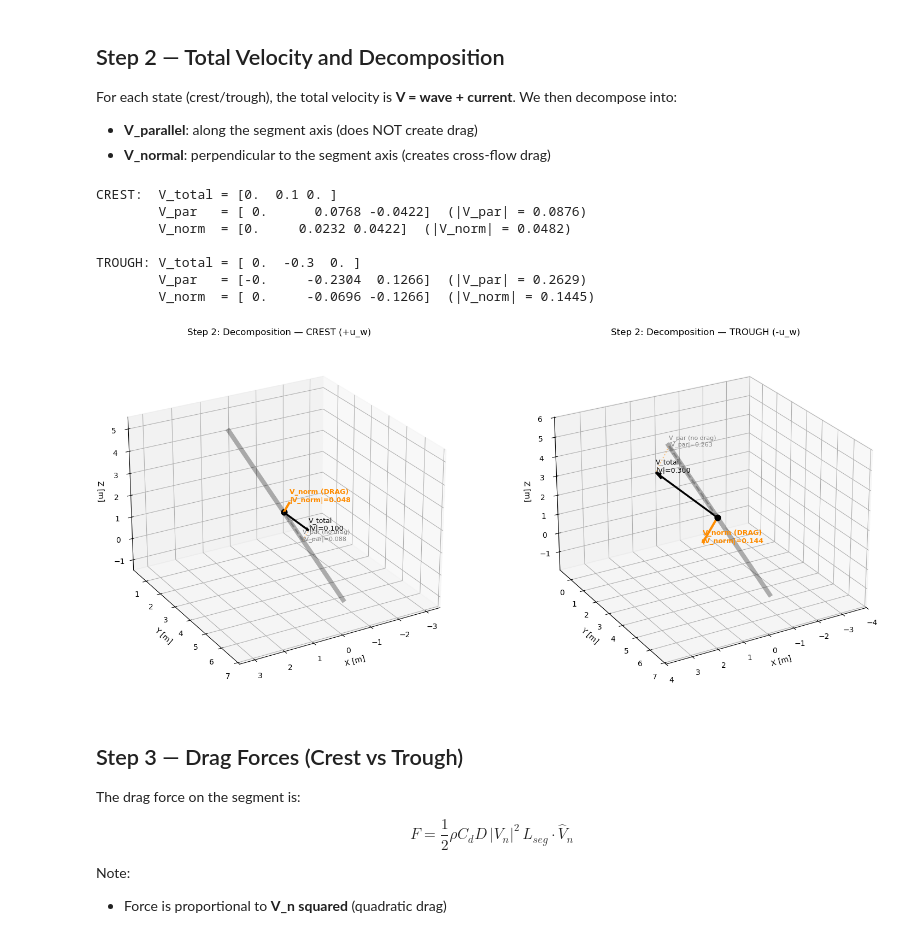
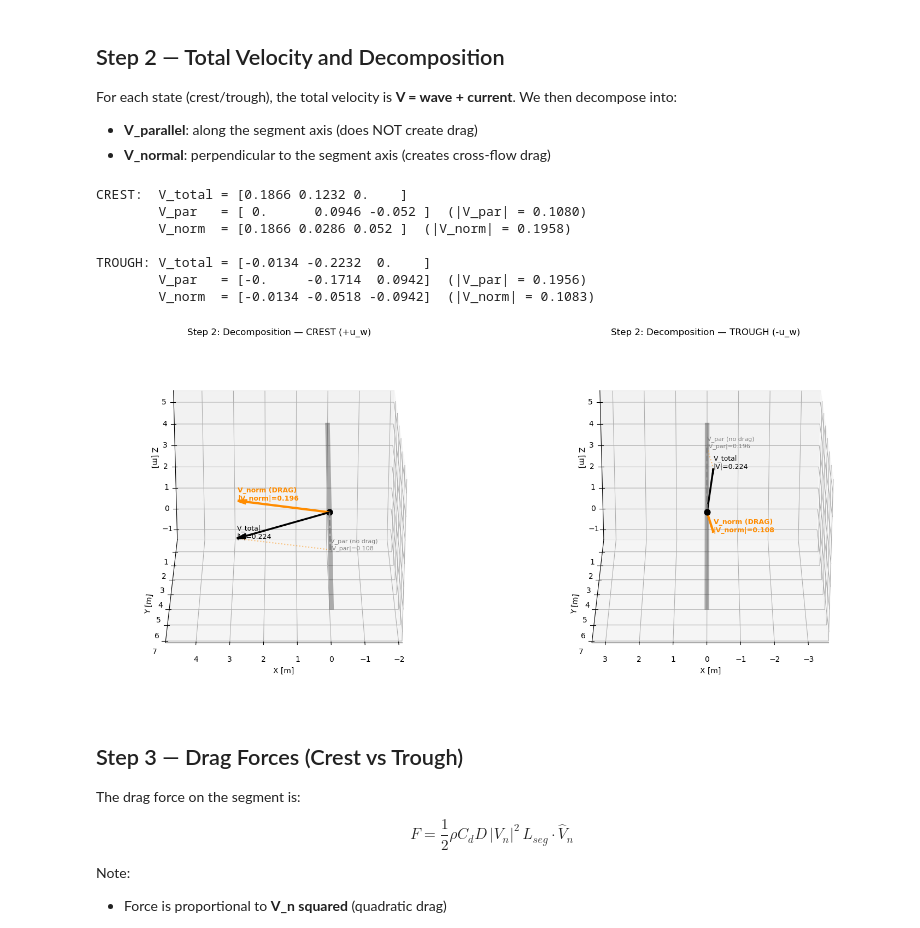
Before and after one commit to cesareprimultini/von-karman, a Jupyter notebook: vector_decomposition/workflows/beam_workflow/explain_force_range.ipynb, the cells around one changed output. Saved outputs shown, nothing was run; the diff lists cells and outputs as text; code cells hidden in the pictures.

```diff
--- a/vector_decomposition/workflows/beam_workflow/explain_force_range.ipynb
+++ b/vector_decomposition/workflows/beam_workflow/explain_force_range.ipynb
@@ -60,7 +63,7 @@ Beam axis: [ 0.     0.994 -0.105]
 # %%
 # define test conditions
-wave_dir = 0   # degrees
-curr_dir = 180  # degrees (perpendicular to wave)
+wave_dir = 30   # degrees
+curr_dir = 120  # degrees (perpendicular to wave)
 u_w = 0.2      # wave particle velocity [m/s]
 Uc = 0.1         # current magnitude [m/s]
 
@@ -174,13 +177,13 @@ print(f'TROUGH: V_total = {np.round(V_trough, 4)}')
 print(f'        V_par   = {np.round(V_par_t, 4)}  (|V_par| = {np.linalg.norm(V_par_t):.4f})')
 print(f'        V_norm  = {np.round(V_norm_t, 4)}  (|V_norm| = {np.linalg.norm(V_norm_t):.4f})')
 # %% [output]
-CREST:  V_total = [0.  0.1 0. ]
-        V_par   = [ 0.      0.0768 -0.0422]  (|V_par| = 0.0876)
-        V_norm  = [0.     0.0232 0.0422]  (|V_norm| = 0.0482)
+CREST:  V_total = [0.1866 0.1232 0.    ]
+        V_par   = [ 0.      0.0946 -0.052 ]  (|V_par| = 0.1080)
+        V_norm  = [0.1866 0.0286 0.052 ]  (|V_norm| = 0.1958)
 
-TROUGH: V_total = [ 0.  -0.3  0. ]
-        V_par   = [-0.     -0.2304  0.1266]  (|V_par| = 0.2629)
-        V_norm  = [ 0.     -0.0696 -0.1266]  (|V_norm| = 0.1445)
+TROUGH: V_total = [-0.0134 -0.2232  0.    ]
+        V_par   = [-0.     -0.1714  0.0942]  (|V_par| = 0.1956)
+        V_norm  = [-0.0134 -0.0518 -0.0942]  (|V_norm| = 0.1083)
 # %%
 fig = plt.figure(figsize=(16, 7))
 scale = 15.0
@@ -223,35 +226,35 @@ for idx, (state_name, V_total, V_par, V_norm) in enumerate([
     # decomposition triangle line
     ax.plot([tip_p[0], tip[0]], [tip_p[1], tip[1]], [tip_p[2], tip[2]],
             ':', color='darkorange', lw=1.5, alpha=0.5)
 
     ax.scatter(*o, color='k', s=60, zorder=5)
     ax.set_title(f'Step 2: Decomposition — {state_name}', fontsize=12)
     ax.set_xlabel('X [m]')
     ax.set_ylabel('Y [m]')
     ax.set_zlabel('Z [m]')
 
     # Force equal axis scaling to prevent visual distortion
     all_pts = np.array([o, p1_3d, p2_3d, tip, tip_p, tip_n])
     mins = all_pts.min(axis=0)
     maxs = all_pts.max(axis=0)
     center = (mins + maxs) / 2
     half_range = max((maxs - mins).max() / 2, 1.0)
     ax.set_xlim(center[0] - half_range, center[0] + half_range)
     ax.set_ylim(center[1] - half_range, center[1] + half_range)
     ax.set_zlim(center[2] - half_range, center[2] + half_range)
 
-    ax.view_init(elev=25, azim=60)
+    ax.view_init(elev=25, azim=90)
 
 plt.tight_layout()
 plt.show()
 
 # # check v_norm is perpendicular to seg axis
 # dot_c = np.dot(V_norm_c, seg['axis'])
 # dot_t = np.dot(V_norm_t, seg['axis'])
 # print(f"Dot product of V_norm_c and seg axis: {dot_c:.6e}")
 # print(f"Dot product of V_norm_t and seg axis: {dot_t:.6e}")
 # %% [output]
-[figure, old version]
+[figure, new version]
 # %% [markdown]
 ## Step 3 — Drag Forces (Crest vs Trough)
 
```
Also changed, not shown: parts of 13 cells of this notebook, 3 other files.
